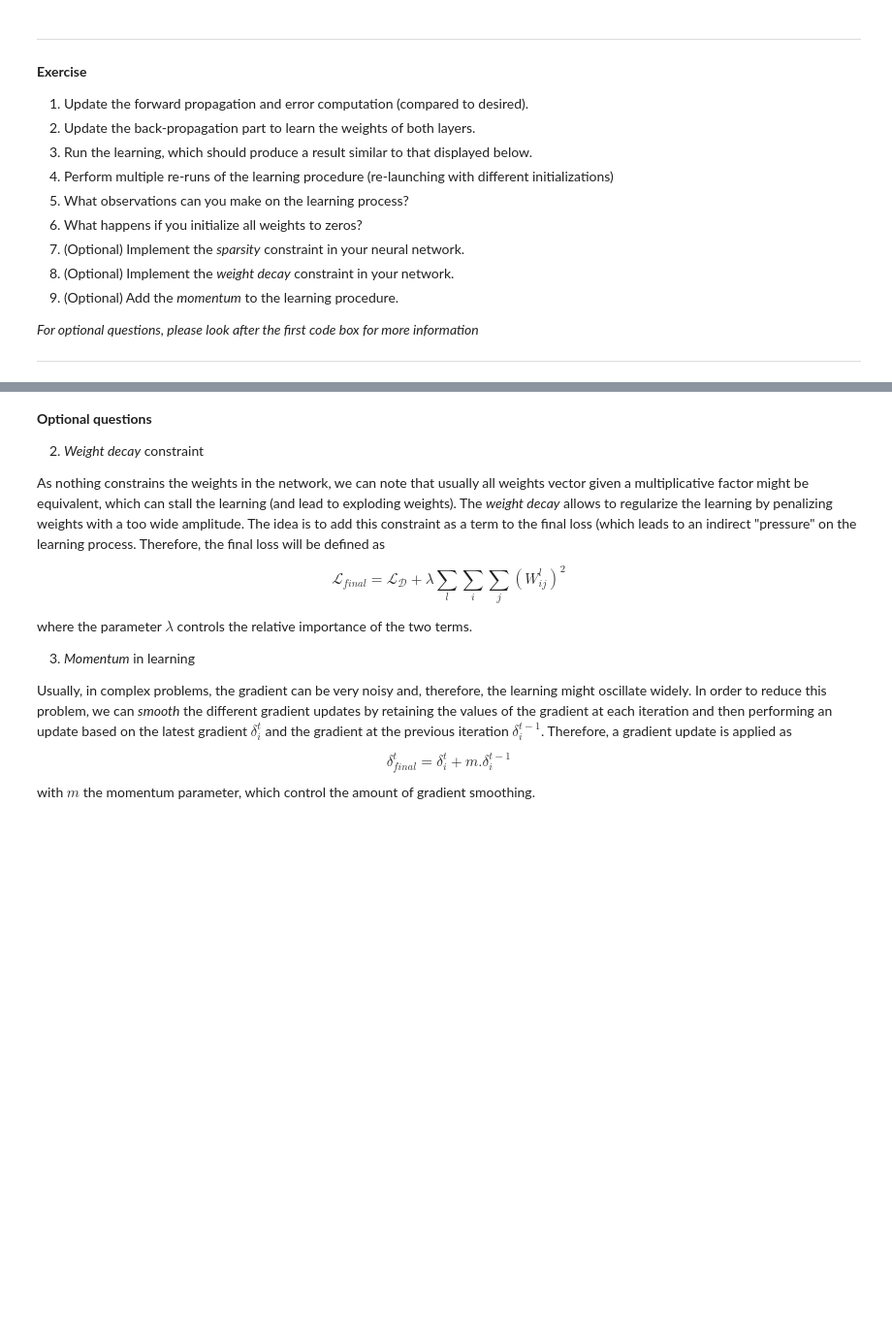
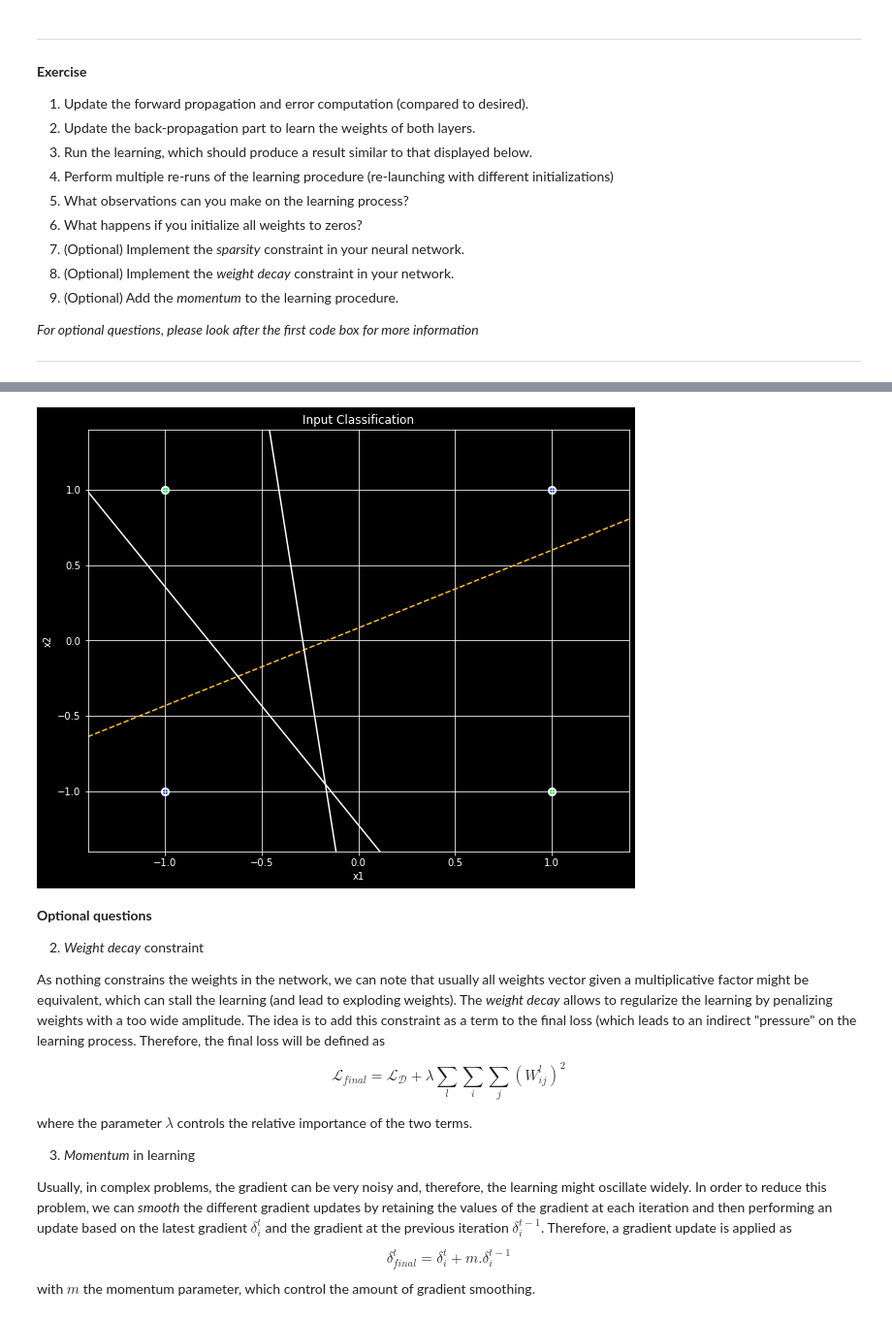
Before and after one commit to piptouque/atiam_ml, a Jupyter notebook: 02a_neural_networks.ipynb, the cells around one changed output, grey strips where cells are left out. Shown at 97% size. Drawn from its saved outputs; the diff is of its cells as text; code cells hidden in the pictures; blank space fills up the shorter version.

````diff
--- a/02a_neural_networks.ipynb
+++ b/02a_neural_networks.ipynb
@@ -133,7 +133,7 @@ print(xs)
 
 fc_layer = lambda w, b:  lambda xs : np.dot(w, xs) + b
 sigma = lambda xs: 1 / (1 + np.exp(-xs))
-sigma_d = lambda xs: 1 - 1/sigma(xs)
+sigma_d = lambda xs: sigma(xs) * (1 - sigma(xs)) # unoptimised, whatever.
 loss = lambda ys_out, ys_truth: np.linalg.norm(ys_out - ys_truth)
 loss_dy =lambda ys_out, ys_truth: 2 * (ys_out - ys_truth)
 # %% [output]
@@ -267,13 +286,17 @@ TSS_Limit         % Sum-squared error limit
 ```
 # %%
 nHiddens = 2           # Number of hidden units
-learnRate = 0.001       # Learning rate parameter
-momentum = 0.1         # Momentum parameter
 # Overall input patterns
-inputs = patterns
-TSS_Limit = 0.02                                           # Sum-squared error limit
+xs = patterns
+ys_truth = desired
+tss_limit = 0.02       # Sum-squared error limit
 # Learning rate
-eta = 0.001
+eta = 0.01
+
+momentum = 0.1
+lambda_w = 0.1
+# %%
+loss_decay = lambda lambda_w, w: np.linalg.norm(lambda_w)
 # %% [markdown]
 ***
 
@@ -293,24 +316,68 @@ eta = 0.001
 
 ***
 # %%
+# First plot the patterns
+fig = plot_patterns(patterns, desired);
+
+
 # Weights of first and second layer
 weights1 = (np.random.randn(nHiddens, nInputs) - 0.5)      # 1st layer weights
 weights2 = (np.random.randn(nOutputs, nHiddens) - 0.5)     # 2nd layer weights
 bias1 = (np.random.randn(nHiddens, 1) - 0.5)               # 1st layer biases
 bias2 = (np.random.randn(nOutputs, 1) - 0.5)               # 2nd layer biases
-# First plot the patterns
-fig = plot_patterns(patterns, desired);
+# weights1 = np.zeros((nHiddens, nInputs))
+# weights2 = np.zeros((nOutputs, nHiddens))
+# bias1 = np.zeros((nHiddens, 1))
+# bias2 = np.zeros((nOutputs, 1))
+
+grad_err_w1 = 0
+grad_err_w2 = 0
+grad_err_b1 = 0
+grad_err_b2 = 0
 # Iterate for a fixed number of iterations
 for epoch in range(200):
 
     ######################
     # YOUR CODE GOES HERE
     ######################
+    l1 = fc_layer(weights1, bias1)
+    l2 = fc_layer(weights2, bias2)
 
-    #print('Epoch %3d:  Error = %f' % (epoch, TSS));
-    #if TSS < TSS_Limit:
-    #    break
+    o1 = l1(xs)
+    y1 = sigma(o1)
+    o2 = l2(y1)
+    y2 = sigma(o2)
+
+    err = loss(y2, ys_truth) + loss_decay(lambda_w, weights2)
+    tss = np.linalg.norm(err)
+
+    ## Back-propagation
+    delta2 = sigma_d(o2) * (ys_truth - y2)
+    delta1 = sigma_d(o1) * np.dot(weights2.transpose(), delta2)
+
+    # momentum
+    weights1 += momentum * grad_err_w1
+    weights2 += momentum * grad_err_w2
+    bias1 += momentum * grad_err_b1
+    bias2 += momentum * grad_err_b2
+
+    grad_err_w1 = np.mean(delta1 * xs, axis=1)
+    grad_err_w2 = np.mean(delta2 * y1, axis=1)
+    grad_err_b1 = np.mean(delta1, axis=1, keepdims=True)
+    grad_err_b2 = np.mean(delta2, axis=1, keepdims=True)
+
+    # print(grad_err_w1)
+
+    weights1 -= eta * grad_err_w1
+    weights2 -= eta * grad_err_w2
+    bias1 -= eta * grad_err_b1
+    bias2 -= eta * grad_err_b2
+
+    # print('Epoch %3d:  Error = %f' % (epoch, tss));
+    if tss < tss_limit:
+        break
     if (epoch - 1 % 20)==0:
         plot_boundary(np.concatenate((bias2, weights2), axis=1), epoch, '--', fig)
 
 plot_boundary(np.concatenate((bias1, weights1), axis=1), epoch, '-', fig)
+# %% [output]
@@ -317,3 +401,4 @@ plot_boundary(np.concatenate((bias1, weights1), axis=1), epoch, '-', fig)
+[figure, added]
 # %% [markdown]
 **Optional questions**
 
````
Also changed, not shown: parts of 13 cells of this notebook.
